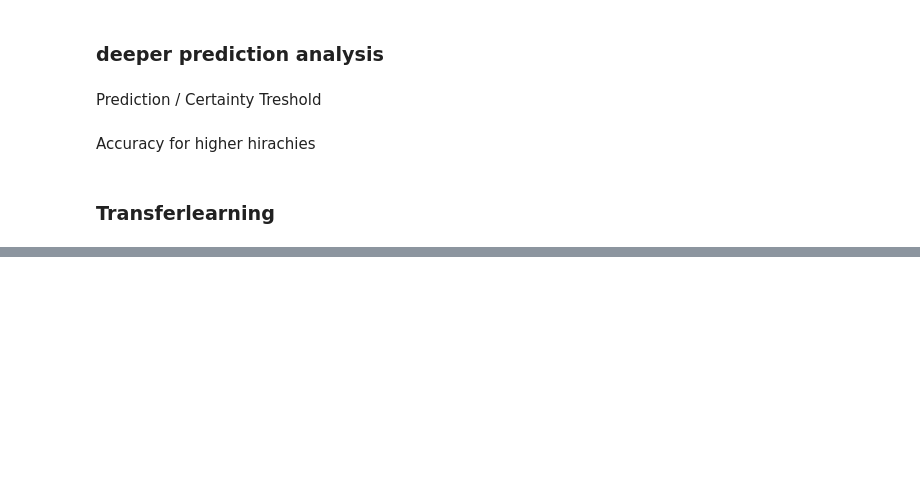
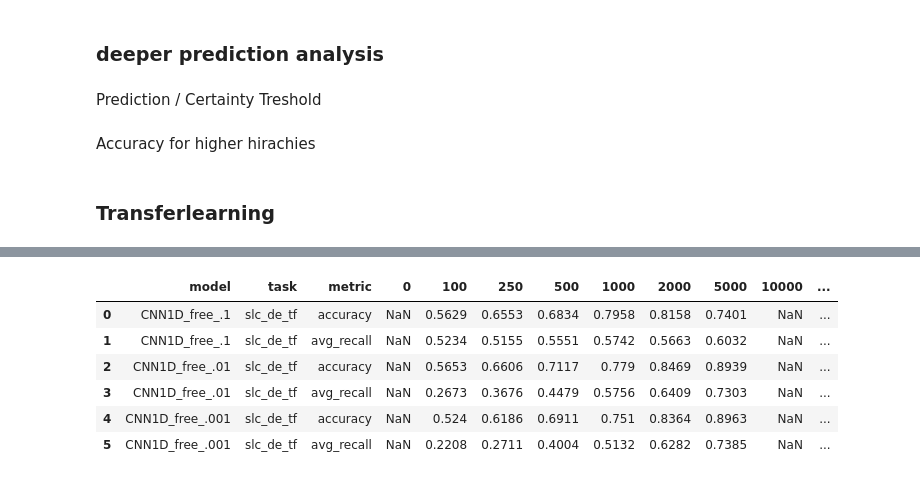
Before and after one commit to ELehmann91/Thesis_Multilingual_Transferlearning, a Jupyter notebook: Results_Thesis.ipynb, the cells around one changed output, grey strips where cells are left out. Drawn from its saved outputs; the diff is of its cells as text; code cells hidden in the pictures; blank space fills up the shorter version.

```diff
--- a/Results_Thesis.ipynb
+++ b/Results_Thesis.ipynb
@@ -1693,0 +3005,13 @@ bert_model.evaluate(bert_validation_dataset)
+# %%
+ task = 'slc_de_tf'
+model = 'CNN1D_free_.1'
+metrics = ['accuracy','avg_recall']
+
+for m in metrics:
+    if len(df_results[(df_results['model']==model) & (df_results['task']==task)& (df_results['metric']==m)])==0:
+        df_results = df_results.append({'model': model,'task':task,'metric':m}, ignore_index=True)
+
+for obs in tqdm([100,250,500,1000,2000,5000]):
+     transfer_cnn(obs,False,lr = .1)
+
+df_results[(df_results['model']==model) & (df_results['task']==task)]
@@ -1693,0 +3124,13 @@ bert_model.evaluate(bert_validation_dataset)
+# %%
+ task = 'slc_de_tf'
+model = 'CNN1D_free_.01'
+metrics = ['accuracy','avg_recall']
+
+for m in metrics:
+    if len(df_results[(df_results['model']==model) & (df_results['task']==task)& (df_results['metric']==m)])==0:
+        df_results = df_results.append({'model': model,'task':task,'metric':m}, ignore_index=True)
+
+for obs in tqdm([100,250,500,1000,2000,5000]):
+     transfer_cnn(obs,False,lr = .01)
+
+df_results[(df_results['model']==model) & (df_results['task']==task)]
@@ -1693,0 +3243,13 @@ bert_model.evaluate(bert_validation_dataset)
+# %%
+ task = 'slc_de_tf'
+model = 'CNN1D_free_.001'
+metrics = ['accuracy','avg_recall']
+
+for m in metrics:
+    if len(df_results[(df_results['model']==model) & (df_results['task']==task)& (df_results['metric']==m)])==0:
+        df_results = df_results.append({'model': model,'task':task,'metric':m}, ignore_index=True)
+
+for obs in tqdm([100,250,500,1000,2000,5000]):
+     transfer_cnn(obs,False,lr = .001)
+
+df_results[(df_results['model']==model) & (df_results['task']==task)]
@@ -1693,0 +3362,10 @@ bert_model.evaluate(bert_validation_dataset)
+# %%
+df_results
+# %% [output]
+|  | model | task | metric | 0 | 100 | 250 | 500 | 1000 | 2000 | 5000 | 10000 | ... |
+| 0 | CNN1D_free_.1 | slc_de_tf | accuracy | NaN | 0.5629 | 0.6553 | 0.6834 | 0.7958 | 0.8158 | 0.7401 | NaN | ... |
+| 1 | CNN1D_free_.1 | slc_de_tf | avg_recall | NaN | 0.5234 | 0.5155 | 0.5551 | 0.5742 | 0.5663 | 0.6032 | NaN | ... |
+| 2 | CNN1D_free_.01 | slc_de_tf | accuracy | NaN | 0.5653 | 0.6606 | 0.7117 | 0.779 | 0.8469 | 0.8939 | NaN | ... |
+| 3 | CNN1D_free_.01 | slc_de_tf | avg_recall | NaN | 0.2673 | 0.3676 | 0.4479 | 0.5756 | 0.6409 | 0.7303 | NaN | ... |
+| 4 | CNN1D_free_.001 | slc_de_tf | accuracy | NaN | 0.524 | 0.6186 | 0.6911 | 0.751 | 0.8364 | 0.8963 | NaN | ... |
+| 5 | CNN1D_free_.001 | slc_de_tf | avg_recall | NaN | 0.2208 | 0.2711 | 0.4004 | 0.5132 | 0.6282 | 0.7385 | NaN | ... |
```
Also changed, not shown: parts of 172 cells of this notebook.
